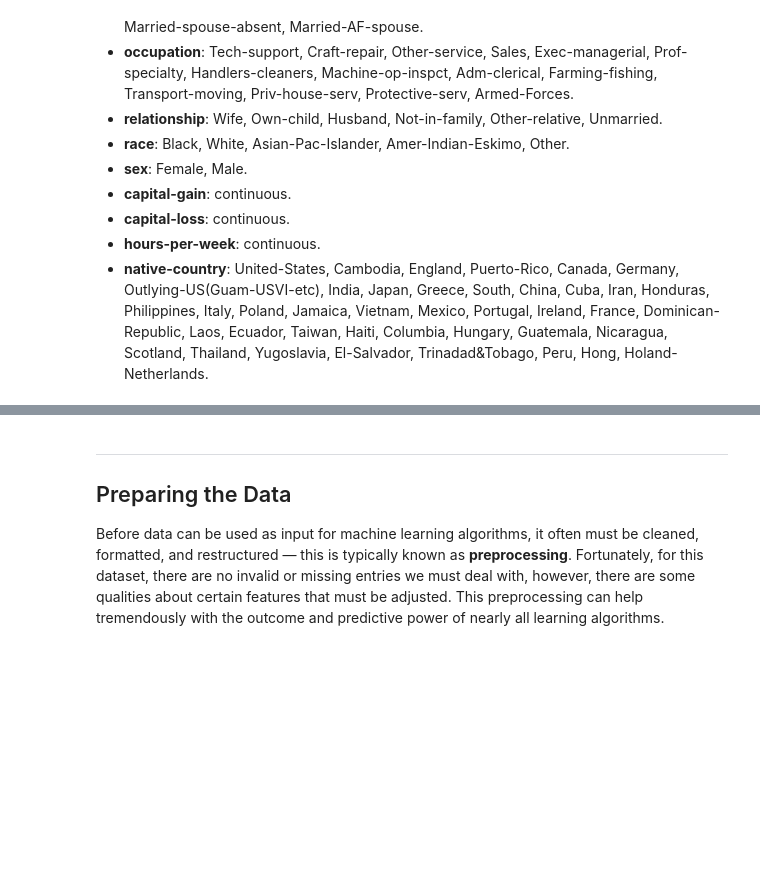
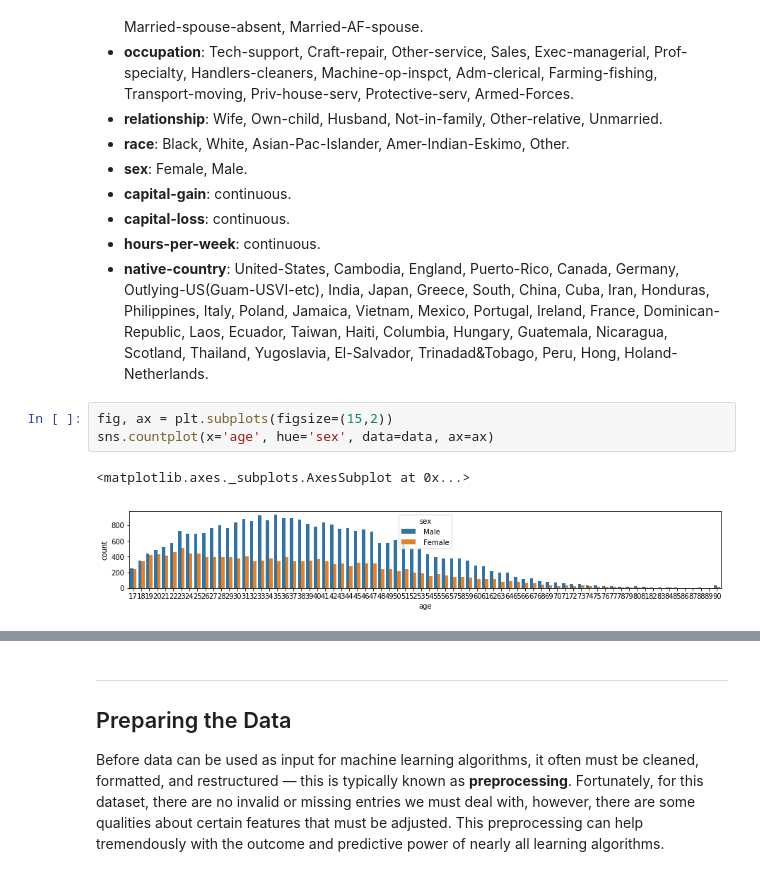
Before and after one commit to samiriff/MLND-finding-donors, a Jupyter notebook: finding_donors.ipynb, the cells around one changed output, grey strips where cells are left out. Drawn from its saved outputs; the diff is of its cells as text; blank space fills up the shorter version.

Commit message:
Plotted a few graphs to explore the distribution of data across various categories

```diff
--- a/finding_donors.ipynb
+++ b/finding_donors.ipynb
@@ -89,3 +89,9 @@ Percentage of individuals making more than $50,000: 24.78439697492371%
 * **capital-loss**: continuous.
 * **hours-per-week**: continuous.
 * **native-country**: United-States, Cambodia, England, Puerto-Rico, Canada, Germany, Outlying-US(Guam-USVI-etc), India, Japan, Greece, South, China, Cuba, Iran, Honduras, Philippines, Italy, Poland, Jamaica, Vietnam, Mexico, Portugal, Ireland, France, Dominican-Republic, Laos, Ecuador, Taiwan, Haiti, Columbia, Hungary, Guatemala, Nicaragua, Scotland, Thailand, Yugoslavia, El-Salvador, Trinadad&Tobago, Peru, Hong, Holand-Netherlands.
+# %%
+fig, ax = plt.subplots(figsize=(15,2))
+sns.countplot(x='age', hue='sex', data=data, ax=ax)
+# %% [output]
+<matplotlib.axes._subplots.AxesSubplot at 0x...>
+[figure, added]
```
Also changed, not shown: parts of 8 cells of this notebook.
